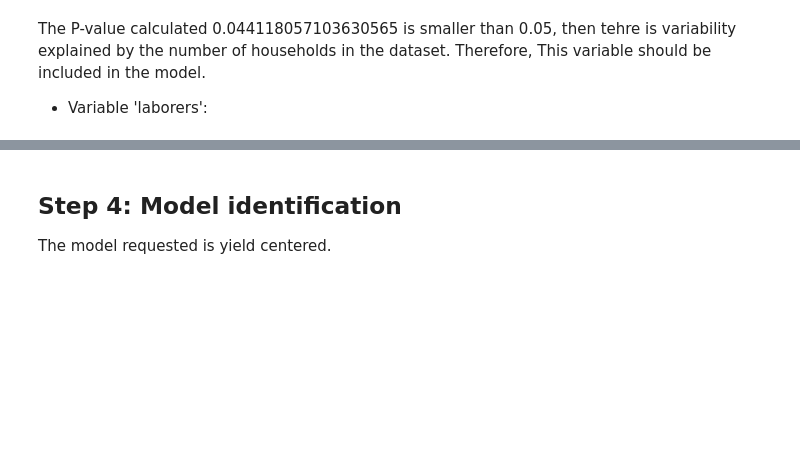
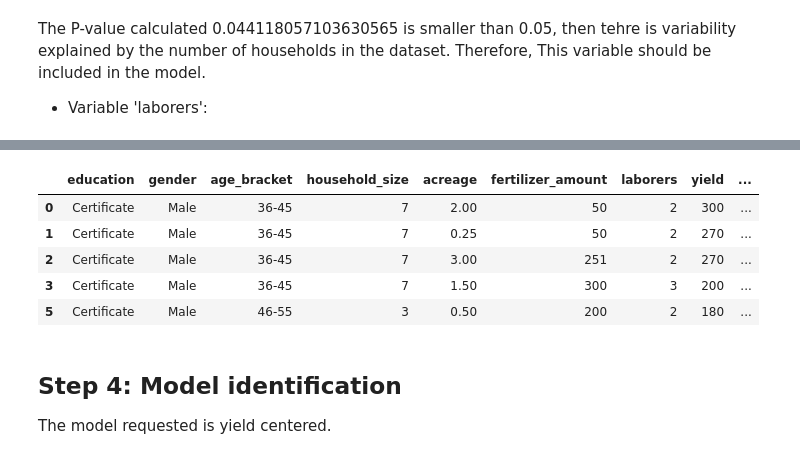
Before and after one commit to bizzaccelerator/midterm-project-mlzoomcamp, a Jupyter notebook: notebook.ipynb, the cells around one changed output, grey strips where cells are left out. Drawn from its saved outputs; the diff is of its cells as text; code cells hidden in the pictures; blank space fills up the shorter version.

```diff
--- a/notebook.ipynb
+++ b/notebook.ipynb
@@ -580,4 +687,13 @@ dtypes: float64(1), int64(3), object(10)
 memory usage: 40.8+ KB
+# %%
+corn_subset.head()
+# %% [output]
+|  | education | gender | age_bracket | household_size | acreage | fertilizer_amount | laborers | yield | ... |
+| 0 | Certificate | Male | 36-45 | 7 | 2.00 | 50 | 2 | 300 | ... |
+| 1 | Certificate | Male | 36-45 | 7 | 0.25 | 50 | 2 | 270 | ... |
+| 2 | Certificate | Male | 36-45 | 7 | 3.00 | 251 | 2 | 270 | ... |
+| 3 | Certificate | Male | 36-45 | 7 | 1.50 | 300 | 3 | 200 | ... |
+| 5 | Certificate | Male | 46-55 | 3 | 0.50 | 200 | 2 | 180 | ... |
 # %% [markdown]
 ## Step 4: Model identification
 The model requested is yield centered.
```
Also changed, not shown: parts of 16 cells of this notebook.
